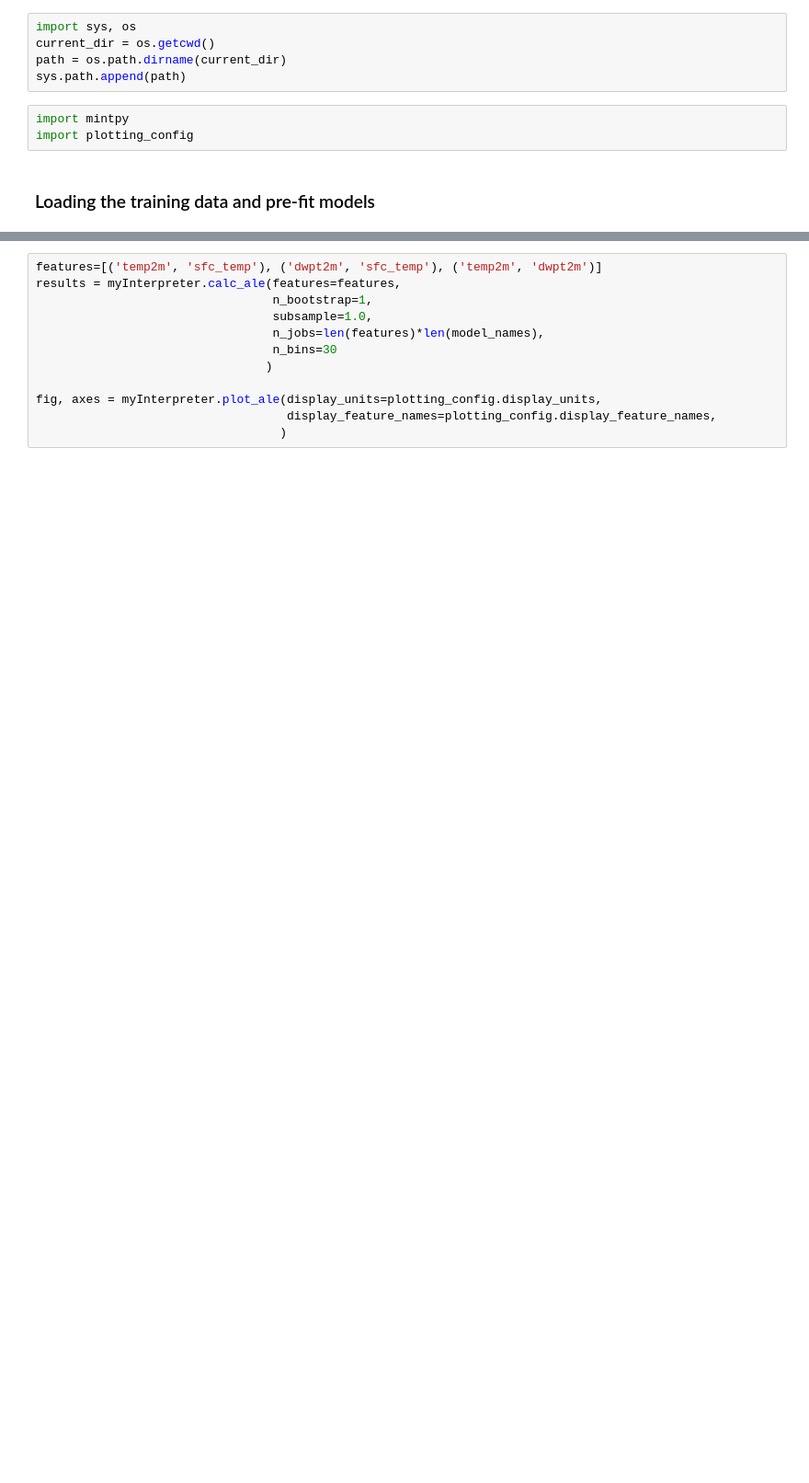
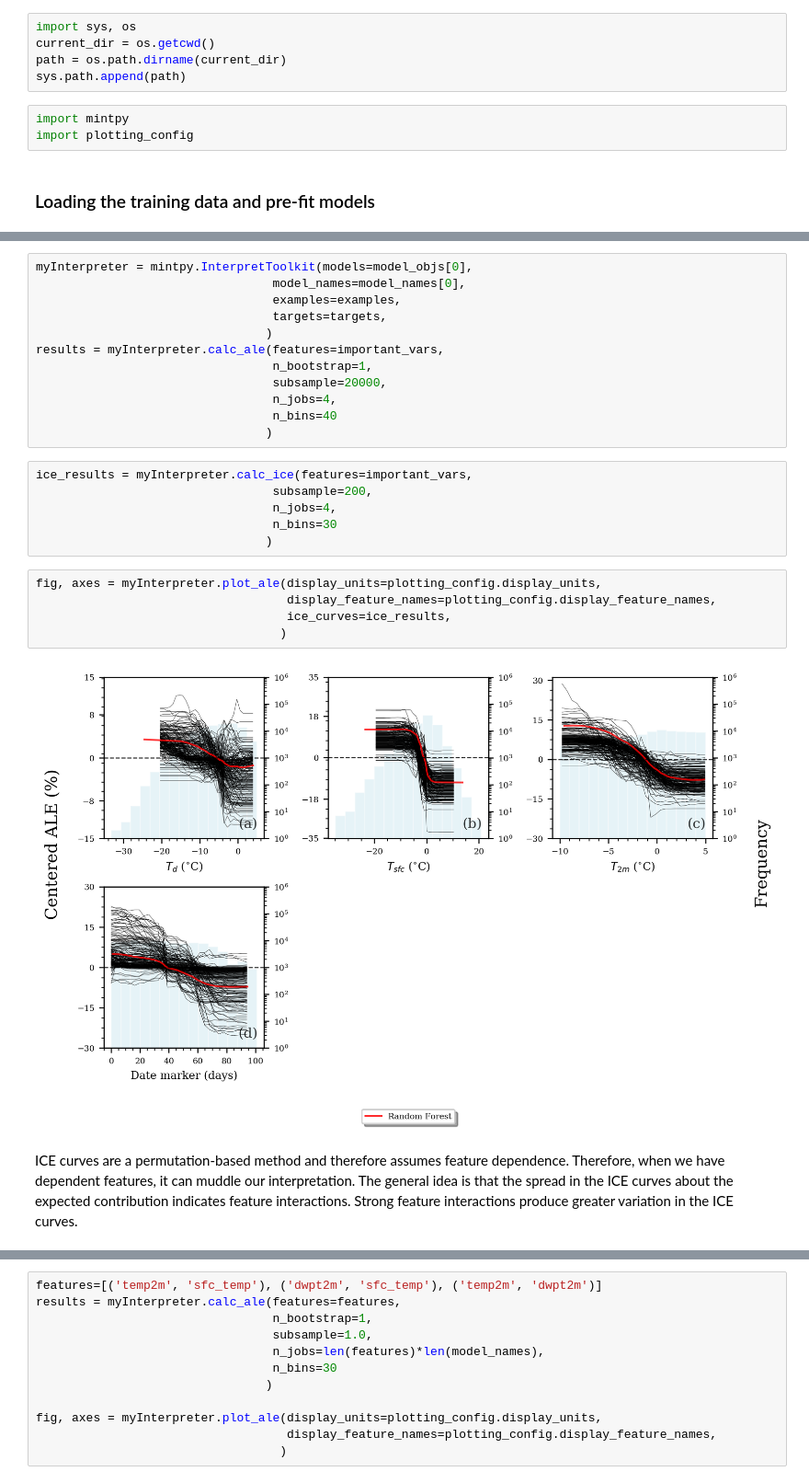
Before and after one commit to monte-flora/scikit-explain, a Jupyter notebook: tutorial_notebooks/accumulated_local_effect_tutorial.ipynb, the cells around one changed output, grey strips where cells are left out. Shown at 92% size. Cells and saved outputs as stored; diff of their text form; blank space fills up the shorter version.

```diff
--- a/tutorial_notebooks/accumulated_local_effect_tutorial.ipynb
+++ b/tutorial_notebooks/accumulated_local_effect_tutorial.ipynb
@@ -117,0 +125,27 @@ fig, axes = myInterpreter.plot_ale(display_units=plotting_config.display_units,
+# %%
+myInterpreter = mintpy.InterpretToolkit(models=model_objs[0],
+                                 model_names=model_names[0],
+                                 examples=examples,
+                                 targets=targets,
+                                )
+results = myInterpreter.calc_ale(features=important_vars,
+                                 n_bootstrap=1,
+                                 subsample=20000,
+                                 n_jobs=4,
+                                 n_bins=40
+                                )
+# %%
+ice_results = myInterpreter.calc_ice(features=important_vars,
+                                 subsample=200,
+                                 n_jobs=4,
+                                 n_bins=30
+                                )
+# %%
+fig, axes = myInterpreter.plot_ale(display_units=plotting_config.display_units,
+                                   display_feature_names=plotting_config.display_feature_names,
+                                   ice_curves=ice_results,
+                                  )
+# %% [output]
+[figure, added]
+# %% [markdown]
+ICE curves are a permutation-based method and therefore assumes feature dependence. Therefore, when we have dependent features, it can muddle our interpretation. The general idea is that the spread in the ICE curves about the expected contribution indicates feature interactions. Strong feature interactions produce greater variation in the ICE curves.
```
Also changed, not shown: parts of 33 cells of this notebook, 5 other files.
